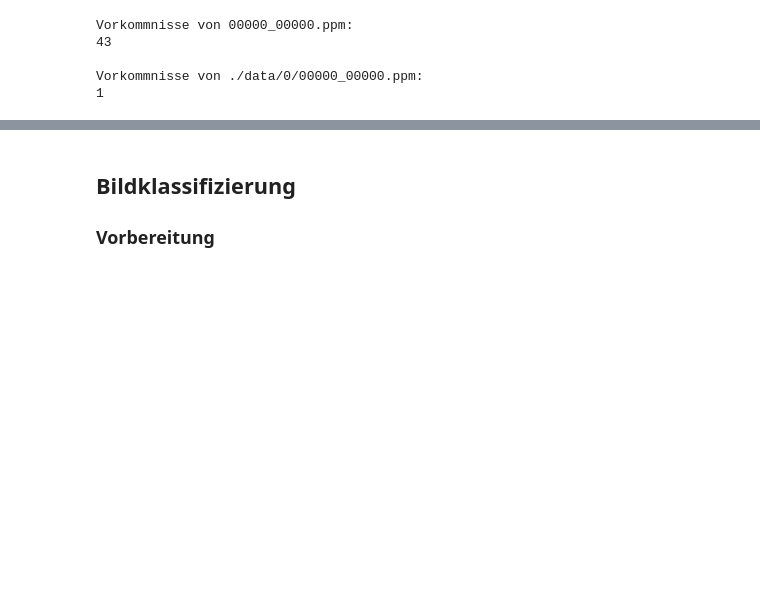
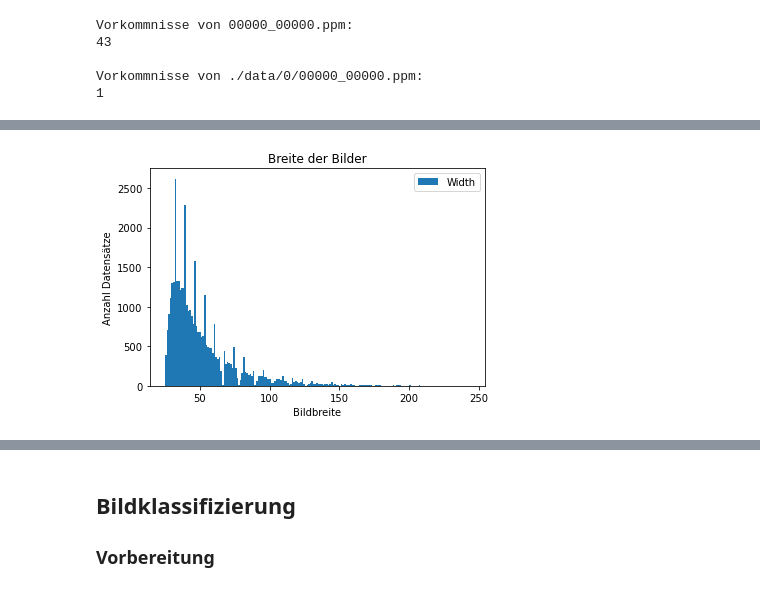
Before and after one commit to Na1k/ML-Lab_project, a Jupyter notebook: Sign-Classification.ipynb, the cells around one changed output, grey strips where cells are left out. Saved outputs shown, nothing was run; the diff lists cells and outputs as text; code cells hidden in the pictures; blank space fills up the shorter version.

```diff
--- a/Sign-Classification.ipynb
+++ b/Sign-Classification.ipynb
@@ -167,0 +227,8 @@ Vorkommnisse von ./data/0/00000_00000.ppm:
+# %%
+df.plot(y="Width", kind="hist", bins=len(set(df["Width"])))
+plt.title("Breite der Bilder")
+plt.ylabel("Anzahl Datensätze")
+plt.xlabel("Bildbreite")
+plt.show()
+# %% [output]
+[figure, added]
```
Also changed, not shown: parts of 31 cells of this notebook, 2 other files.
